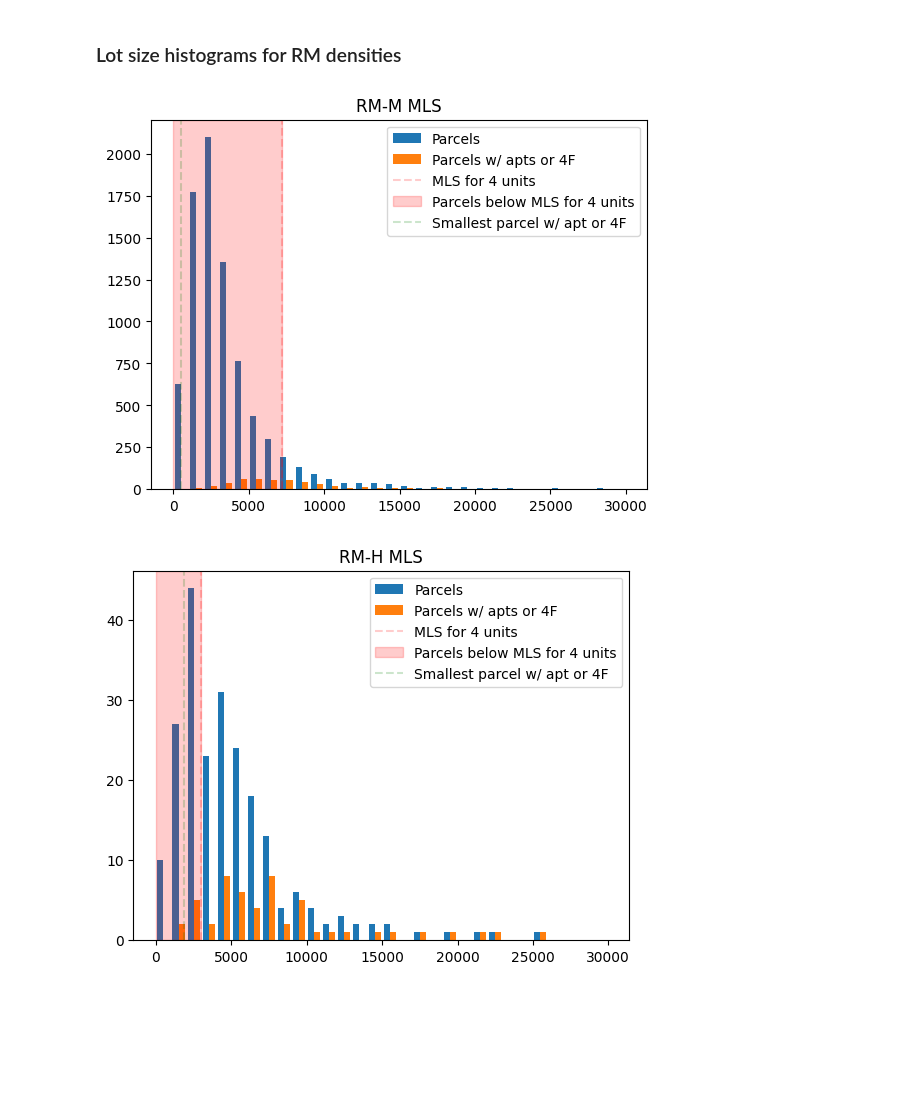
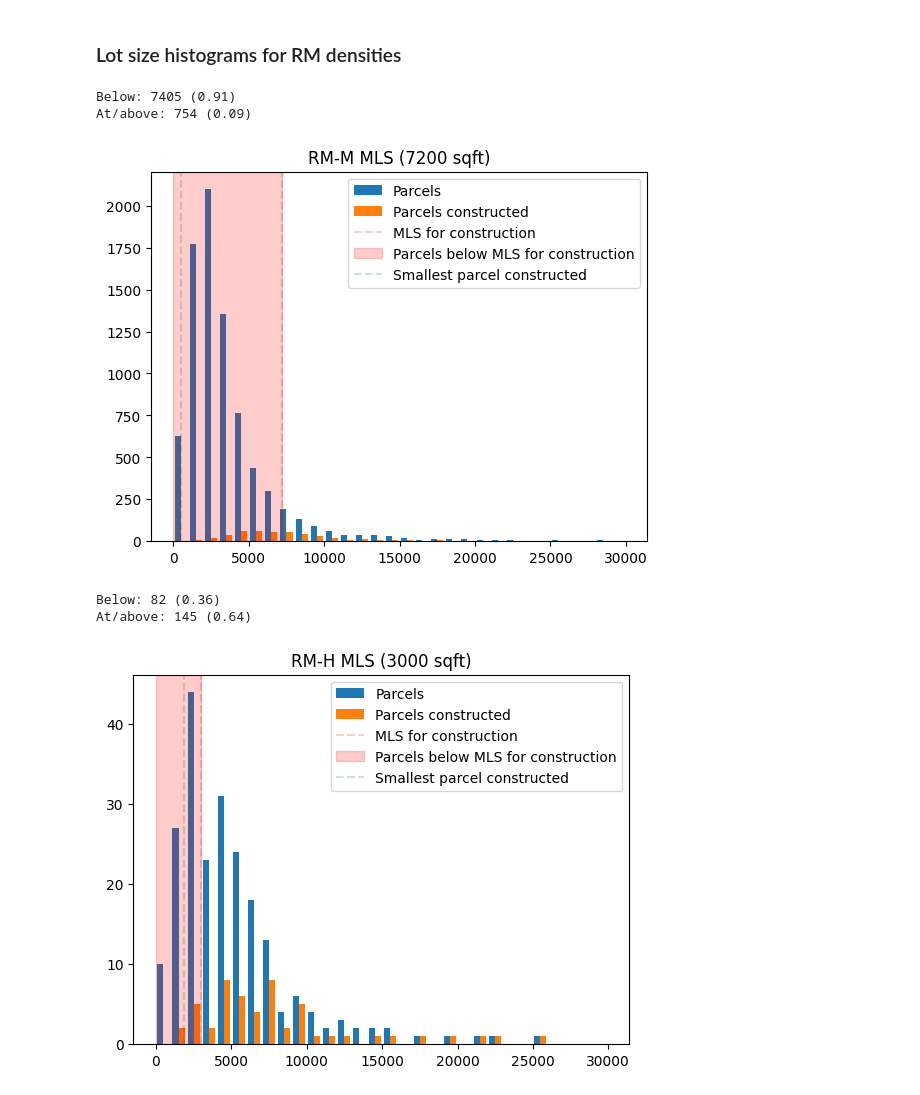
Before and after one commit to maclover7/pghland, a Jupyter notebook: zoning/minlot.ipynb, the cells around one changed output. Saved outputs shown, nothing was run; the diff lists cells and outputs as text; code cells hidden in the pictures; blank space fills up the shorter version.

```diff
--- a/zoning/minlot.ipynb
+++ b/zoning/minlot.ipynb
@@ -19,23 +23,33 @@ MINS = pd.DataFrame([
 # %%
-def gen_lot_size_hist(zon_new):
-    zon_new_parcels = parcels[parcels.zon_new == zon_new]
-    zon_new_parcels_apts = zon_new_parcels[zon_new_parcels.usedesc.str.contains('APART|FOUR')]
-    zon_new_parcels_min = MINS[MINS.zon_new == zon_new].minlotper4units
+def gen_lot_size_hist(zones):
+    zon_new_parcels = parcels[parcels.zon_new.isin(zones)]
 
+    zon_new_info = ZONES[ZONES.zon_new == zones[0]]
+    zon_new_parcels_constructed = zon_new_parcels[zon_new_parcels.usedesc.str.contains(zon_new_info.usedesc.values[0])]
+    zon_new_parcels_min = zon_new_info.minlot4construction.values[0]
+
+    # Print quick stats
+    zon_new_parcels_below_len = len(zon_new_parcels[zon_new_parcels.lotarea <= zon_new_parcels_min])
+    zon_new_parcels_len = len(zon_new_parcels)
+
+    print('Below: %s (%s)' % (zon_new_parcels_below_len, round(zon_new_parcels_below_len / zon_new_parcels_len, 2)))
+    print('At/above: %s (%s)' % (zon_new_parcels_len - zon_new_parcels_below_len, round((zon_new_parcels_len - zon_new_parcels_below_len) / len(zon_new_parcels), 2)))
+
+    # Sketch the plot
     fig, ax = plt.subplots()
     ax.hist([
         zon_new_parcels.lotarea.values.flatten(),
-        zon_new_parcels_apts.lotarea.values.flatten()
-    ], bins=30, range=(0, 30000), label=['Parcels', 'Parcels w/ apts or 4F'])
+        zon_new_parcels_constructed.lotarea.values.flatten()
+    ], bins=30, range=(0, 30000), label=['Parcels', 'Parcels constructed'])
 
     # zon_new_parcels.plot(kind='hist', column='lotarea', bins=30, range=(400, 30000), label='Parcels')
     # zon_new_parcels[zon_new_parcels.usedesc.str.contains('APART')].plot(kind='hist', column='lotarea', bins=30, range=(400, 30000), label='Apts')
 
-    plt.title("%s MLS" % zon_new)
+    plt.title("%s MLS (%s sqft)" % (', '.join(zones), zon_new_parcels_min))
 
-    plt.axvline(zon_new_parcels_min.values[0], label='MLS for 4 units', color='red', linestyle='dashed', alpha=0.2)
-    plt.axvspan(0, zon_new_parcels_min.values[0], label='Parcels below MLS for 4 units', alpha=0.2, color='red')
-    plt.axvline(zon_new_parcels_apts.lotarea.min(), label='Smallest parcel w/ apt or 4F', color='green', linestyle='dashed', alpha=0.2)
+    plt.axvline(zon_new_parcels_min, label='MLS for construction', color='red', linestyle='dashed', alpha=0.2)
+    plt.axvspan(0, zon_new_parcels_min, label='Parcels below MLS for construction', alpha=0.2, color='red')
+    plt.axvline(zon_new_parcels_constructed.lotarea.min(), label='Smallest parcel constructed', color='green', linestyle='dashed', alpha=0.2)
     plt.legend()
     return plt
 # %% [markdown]
@@ -67,11 +81,15 @@ Name: count, dtype: int64
 # %% [markdown]
 ### Lot size histograms for RM densities
 # %%
-gen_lot_size_hist('RM-M').show()
+gen_lot_size_hist(['RM-M']).show()
 # %% [output]
+Below: 7405 (0.91)
+At/above: 754 (0.09)
-[figure, old version]
+[figure, new version]
 # %%
-gen_lot_size_hist('RM-H').show()
+gen_lot_size_hist(['RM-H']).show()
 # %% [output]
+Below: 82 (0.36)
+At/above: 145 (0.64)
-[figure, old version]
+[figure, new version]
 # %%
```
Also changed, not shown: parts of 10 cells of this notebook.
